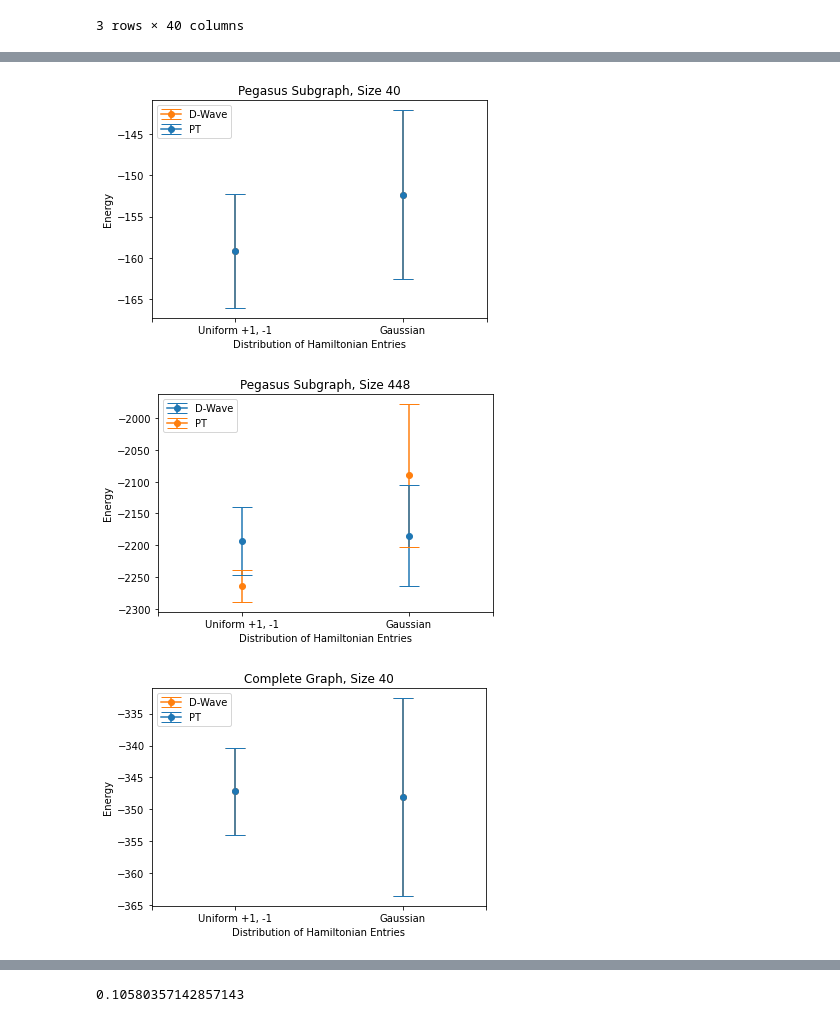
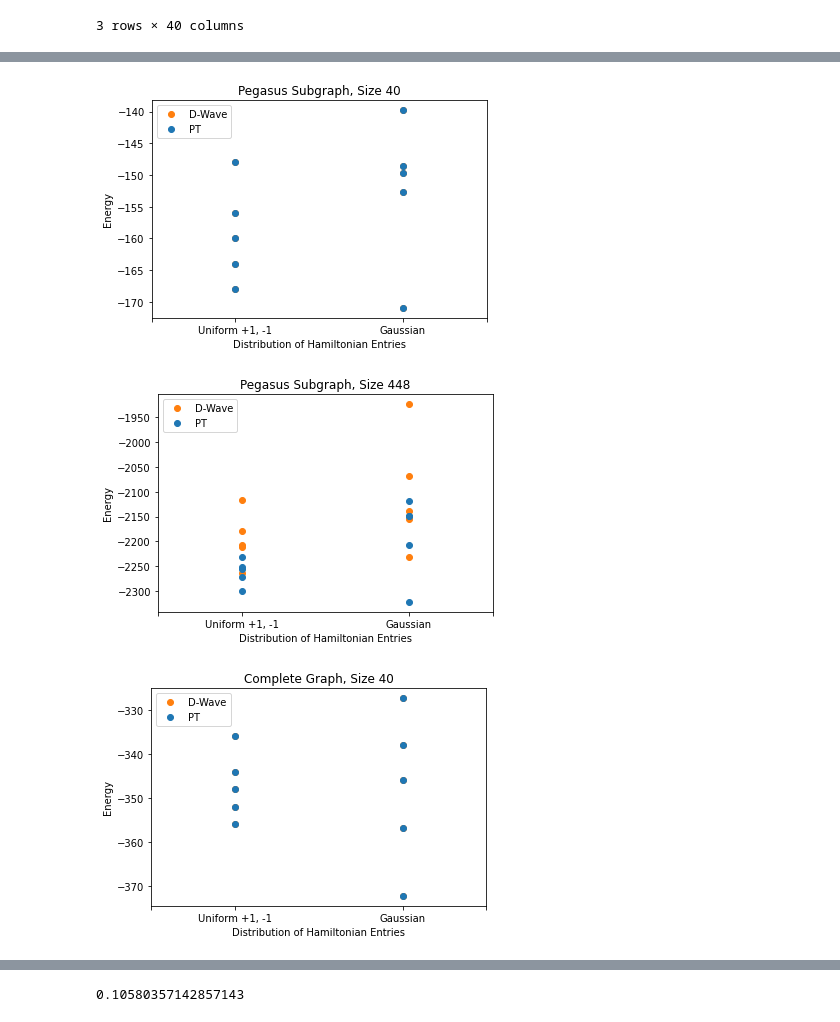
Before and after one commit to benkrakoff/Parallel-Tempering, a Jupyter notebook: Parallel Tempering Data.ipynb, the cells around one changed output, grey strips where cells are left out. Drawn from its saved outputs; the diff is of its cells as text; code cells hidden in the pictures.

Commit message:
Changing a few graphs

```diff
--- a/Parallel Tempering Data.ipynb
+++ b/Parallel Tempering Data.ipynb
@@ -140,5 +140,8 @@ comparison_df
 3 rows × 40 columns
 # %%
 comparison_df.to_csv("Data/Comparison_data.csv")
+# %%
+import pandas as pd
+comp_data = pd.read_csv("Data/Comparison_data.csv", index_col = 0)
 # %%
-comp_data = comparison_df
+comp_data
@@ -156,11 +165,12 @@ pt_gauss_cliq = [comp_data.at["PT Min energy", "Cliq Gauss " + str(i)] for i in
 import matplotlib.pyplot as plt
 fig, ax = plt.subplots()
 ax.set_title("Pegasus Subgraph, Size 40")
-ax.errorbar([0], np.mean(dwave_peg[0:5]), yerr = np.std(dwave_peg[0:5]), marker ='o', label = 'D-Wave', capsize = 10, color = 'tab:orange')
-ax.errorbar([0], np.mean(pt_peg[0:5]), yerr = np.std(pt_peg[0:5]), marker = 'o', label = "PT", capsize = 10, color = 'tab:blue')
-ax.errorbar([1], np.mean(dwave_gauss_peg[0:5]), yerr = np.std(dwave_gauss_peg[0:5]), marker ='o', capsize = 10, color = 'tab:orange', ecolor = 'tab:orange')
-ax.errorbar([1], np.mean(pt_gauss_peg[0:5]), yerr = np.std(pt_gauss_peg[0:5]), marker = 'o', capsize = 10, color = 'tab:blue',ecolor = 'tab:blue')
-
+#ax.errorbar([0], np.mean(dwave_peg[0:5]), yerr = np.std(dwave_peg[0:5]), marker ='o', label = 'D-Wave', capsize = 10, color = 'tab:orange')
+#ax.errorbar([0], np.mean(pt_peg[0:5]), yerr = np.std(pt_peg[0:5]), marker = 'o', label = "PT", capsize = 10, color = 'tab:blue')
+#ax.errorbar([1], np.mean(dwave_gauss_peg[0:5]), yerr = np.std(dwave_gauss_peg[0:5]), marker ='o', capsize = 10, color = 'tab:orange', ecolor = 'tab:orange')
+#ax.errorbar([1], np.mean(pt_gauss_peg[0:5]), yerr = np.std(pt_gauss_peg[0:5]), marker = 'o', capsize = 10, color = 'tab:blue',ecolor = 'tab:blue')
+ax.plot([0]*5+[1]*5, dwave_peg[0:5]+dwave_gauss_peg[0:5],'or', marker = "o", label = 'D-Wave', color = 'tab:orange')
+ax.plot([0]*5+[1]*5, pt_peg[0:5]+pt_gauss_peg[0:5],'or', marker = "o", label = "PT", color = 'tab:blue')
 ax.set_xticks([-.5, 0, 1, 1.5])
 ax.set_xticklabels((None, 'Uniform +1, -1', 'Gaussian', None))
 ax.set_xlabel('Distribution of Hamiltonian Entries')
@@ -169,32 +179,34 @@ ax.legend(loc = 'upper left')
 plt.savefig('Data/pegasus_40.png')
 plt.show()
 # %% [output]
-[figure, old version]
+[figure, new version]
 # %%
 fig, ax = plt.subplots()
 ax.set_title("Pegasus Subgraph, Size 448")
-ax.errorbar([0], np.mean(dwave_peg[6:]), yerr = np.std(dwave_peg[6:]), marker ='o', label = 'D-Wave', capsize = 10)
-ax.errorbar([0], np.mean(pt_peg[6:]), yerr = np.std(pt_peg[6:]), marker = 'o', label = "PT", capsize = 10)
-ax.errorbar([1], np.mean(dwave_gauss_peg[6:]), yerr = np.std(dwave_gauss_peg[6:]), marker ='o', capsize = 10, color = 'tab:orange', ecolor = 'tab:orange')
-ax.errorbar([1], np.mean(pt_gauss_peg[6:]), yerr = np.std(pt_gauss_peg[6:]), marker = 'o', capsize = 10, color = 'tab:blue',ecolor = 'tab:blue')
-
+#ax.errorbar([0], np.mean(dwave_peg[6:]), yerr = np.std(dwave_peg[6:]), marker ='o', label = 'D-Wave', capsize = 10)
+#ax.errorbar([0], np.mean(pt_peg[6:]), yerr = np.std(pt_peg[6:]), marker = 'o', label = "PT", capsize = 10)
+#ax.errorbar([1], np.mean(dwave_gauss_peg[6:]), yerr = np.std(dwave_gauss_peg[6:]), marker ='o', capsize = 10, color = 'tab:orange', ecolor = 'tab:orange')
+#ax.errorbar([1], np.mean(pt_gauss_peg[6:]), yerr = np.std(pt_gauss_peg[6:]), marker = 'o', capsize = 10, color = 'tab:blue',ecolor = 'tab:blue')
+ax.plot([0]*5+[1]*5, dwave_peg[5:]+dwave_gauss_peg[5:],'or', marker = "o", label = 'D-Wave', color = 'tab:orange')
+ax.plot([0]*5+[1]*5, pt_peg[5:]+pt_gauss_peg[5:],'or', marker = "o", label = "PT", color = 'tab:blue')
 ax.set_xticks([-.5, 0, 1, 1.5])
 ax.set_xticklabels((None, 'Uniform +1, -1', 'Gaussian', None))
 ax.set_xlabel('Distribution of Hamiltonian Entries')
 ax.set_ylabel('Energy')
 ax.legend(loc = 'upper left')
 plt.savefig('Data/pegasus_448.png')
 plt.show()
 # %% [output]
-[figure, old version]
+[figure, new version]
 # %%
 fig, ax = plt.subplots()
 ax.set_title("Complete Graph, Size 40")
-ax.errorbar([0], np.mean(dwave_cliq[0:5]), yerr = np.std(dwave_cliq[0:5]), marker ='o', label = 'D-Wave', capsize = 10, color = 'tab:orange')
-ax.errorbar([0], np.mean(pt_cliq[0:5]), yerr = np.std(pt_cliq[0:5]), marker = 'o', label = "PT", capsize = 10, color = 'tab:blue')
-ax.errorbar([1], np.mean(dwave_gauss_cliq[0:5]), yerr = np.std(dwave_gauss_cliq[0:5]), marker ='o', capsize = 10, color = 'tab:orange', ecolor = 'tab:orange')
-ax.errorbar([1], np.mean(pt_gauss_cliq[0:5]), yerr = np.std(pt_gauss_cliq[0:5]), marker = 'o', capsize = 10, color = 'tab:blue',ecolor = 'tab:blue')
-
+#ax.errorbar([0], np.mean(dwave_cliq[0:5]), yerr = np.std(dwave_cliq[0:5]), marker ='o', label = 'D-Wave', capsize = 10, color = 'tab:orange')
+#ax.errorbar([0], np.mean(pt_cliq[0:5]), yerr = np.std(pt_cliq[0:5]), marker = 'o', label = "PT", capsize = 10, color = 'tab:blue')
+#ax.errorbar([1], np.mean(dwave_gauss_cliq[0:5]), yerr = np.std(dwave_gauss_cliq[0:5]), marker ='o', capsize = 10, color = 'tab:orange', ecolor = 'tab:orange')
+#ax.errorbar([1], np.mean(pt_gauss_cliq[0:5]), yerr = np.std(pt_gauss_cliq[0:5]), marker = 'o', capsize = 10, color = 'tab:blue',ecolor = 'tab:blue')
+ax.plot([0]*5+[1]*5, dwave_cliq[0:5]+dwave_gauss_cliq[0:5],'or', marker = "o", label = 'D-Wave', color = 'tab:orange')
+ax.plot([0]*5+[1]*5, pt_cliq[0:5]+pt_gauss_cliq[0:5],'or', marker = "o", label = "PT", color = 'tab:blue')
 ax.set_xticks([-.5, 0, 1, 1.5])
 ax.set_xticklabels((None, 'Uniform +1, -1', 'Gaussian', None))
 ax.set_xlabel('Distribution of Hamiltonian Entries')
@@ -203,7 +215,7 @@ ax.legend(loc = 'upper left')
 plt.savefig('Data/clique_40.png')
 plt.show()
 # %% [output]
-[figure, old version]
+[figure, new version]
 # %%
 fig, ax = plt.subplots()
 ax.set_title("Complete Graph, Size 119")
```
Also changed, not shown: parts of 2 cells of this notebook, 16 other files.
